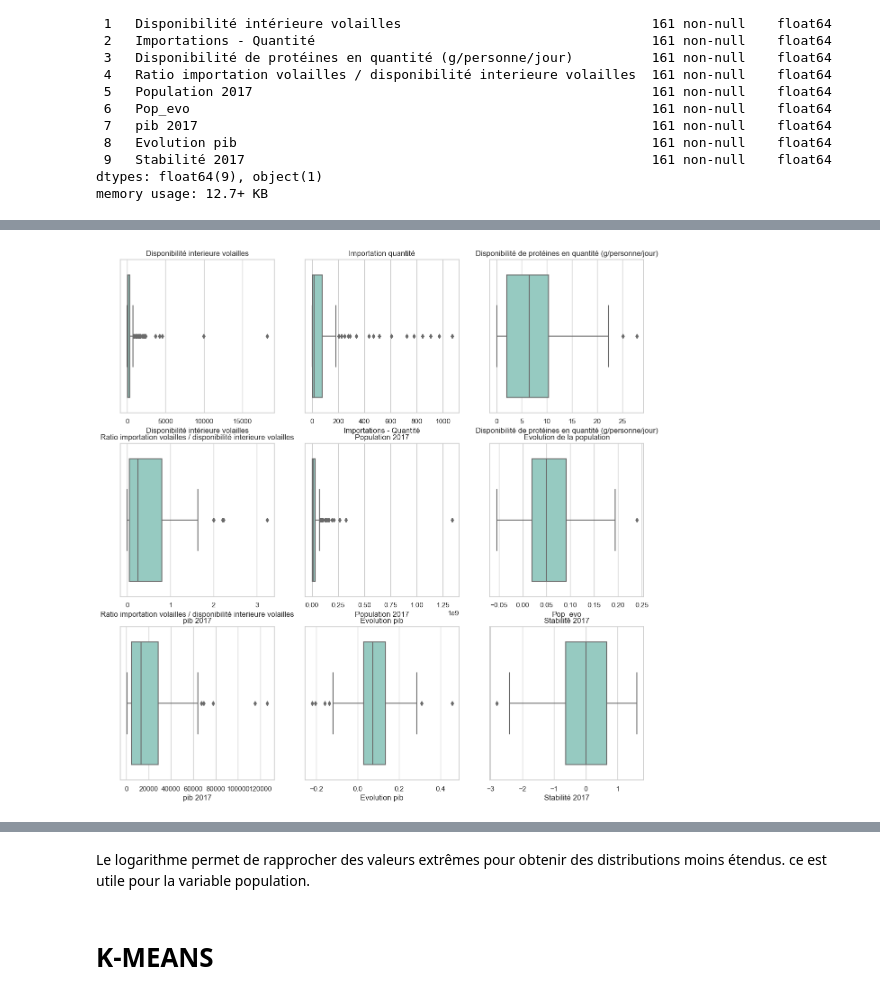
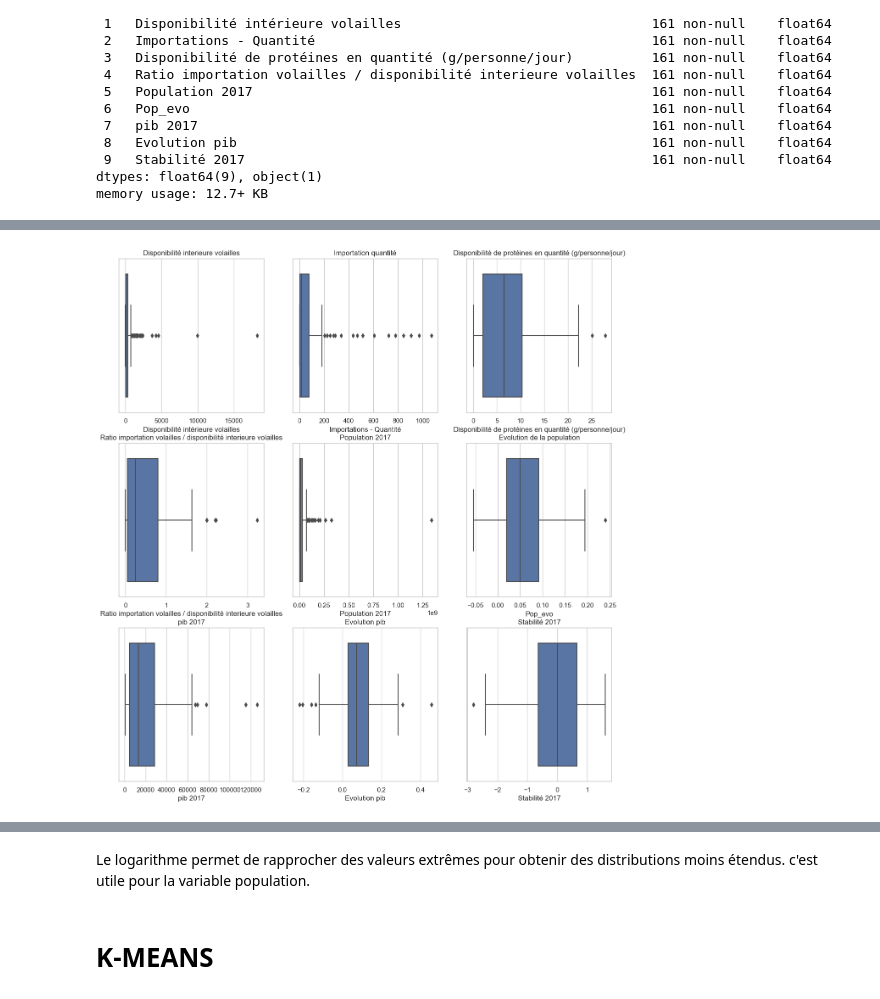
Before and after one commit to BahiaB/DA-P9, a Jupyter notebook: clustering.ipynb, the cells around one changed output, grey strips where cells are left out. Cells and saved outputs as stored; diff of their text form; code cells hidden in the pictures.

```diff
--- a/clustering.ipynb
+++ b/clustering.ipynb
@@ -50,6 +51,6 @@ categories = ax.get_xticks()
 # %%
-plt.figure(figsize=(15, 15))
-sns.set(style="whitegrid", palette="Set3")
+plt.figure(figsize=(15, 16))
+sns.set(style="whitegrid")
 
 plt.subplot(331)
 sns.boxplot(data=Complete, x='Disponibilité intérieure volailles')
@@ -62,34 +63,34 @@ plt.title('Importation quantité')
 plt.subplot(333)
 sns.boxplot(data=Complete, x='Disponibilité de protéines en quantité (g/personne/jour)')
 plt.title('Disponibilité de protéines en quantité (g/personne/jour)')
 
 plt.subplot(334)
 sns.boxplot(data=Complete, x='Ratio importation volailles / disponibilité interieure volailles')
 plt.title('Ratio importation volailles / disponibilité interieure volailles')
 
 plt.subplot(335)
 sns.boxplot(data=Complete, x='Population 2017')
 plt.title('Population 2017')
 
 plt.subplot(336)
 sns.boxplot(data=Complete, x='Pop_evo')
 plt.title('Evolution de la population')
 
 plt.subplot(337)
 sns.boxplot(data=Complete, x='pib 2017')
 plt.title('pib 2017')
 
 plt.subplot(338)
 sns.boxplot(data=Complete, x='Evolution pib')
 plt.title('Evolution pib')
 
 plt.subplot(339)
 sns.boxplot(data=Complete, x='Stabilité 2017')
 plt.title('Stabilité 2017')
 
 plt.show()
 # %% [output]
-[figure, old version]
+[figure, new version]
 # %%
 Complete['Population 2017'] = np.log(Complete['Population 2017'])
 display(Complete[:10])
@@ -107,7 +108,7 @@ display(Complete[:10])
 | 9 | Arménie | 47.0 | 35.0 | 5.44 | 0.744681 | ... |
 # %% [markdown]
 Le logarithme permet de rapprocher des valeurs extrêmes pour obtenir des  distributions moins étendus.
-ce est utile pour la variable population.
+c'est utile pour la variable population.
 # %% [markdown]
 # K-MEANS
 # %%
```
Also changed, not shown: parts of 6 cells of this notebook.
